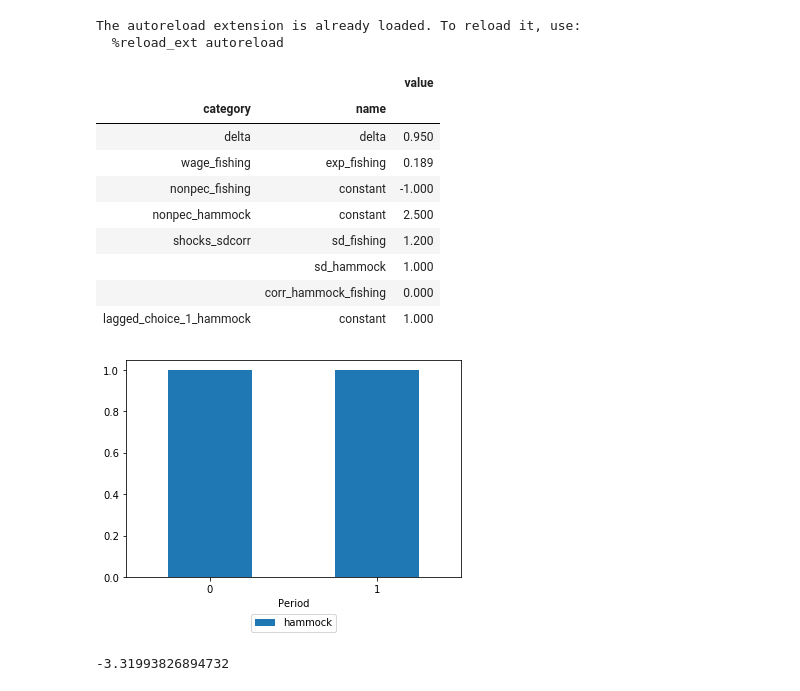
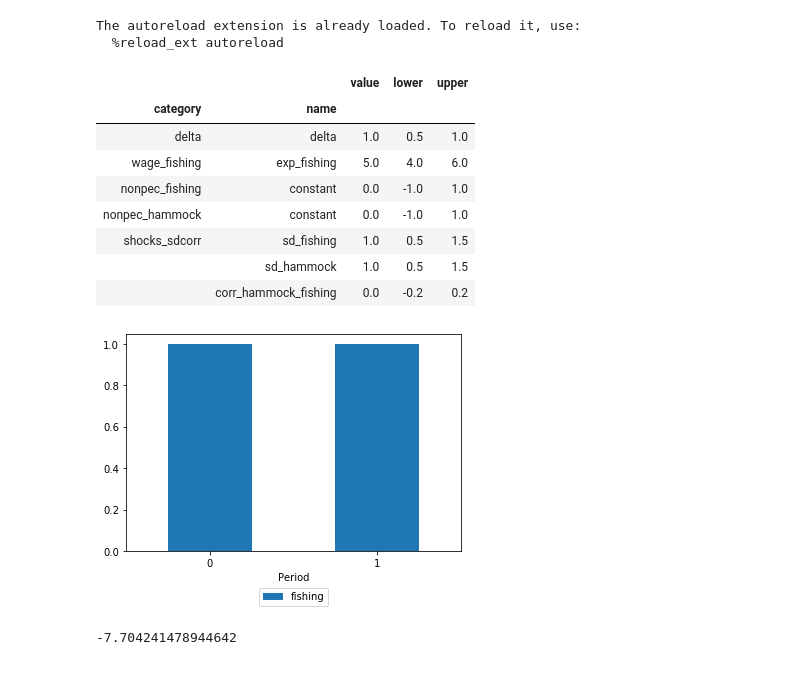
Before and after one commit to tobiasraabe/respy_for_ma, a Jupyter notebook: docs/tutorials/calibration-maximum-likelihood.ipynb, the cells around one changed output. Cells and saved outputs as stored; diff of their text form; code cells hidden in the pictures.

```diff
--- a/docs/tutorials/calibration-maximum-likelihood.ipynb
+++ b/docs/tutorials/calibration-maximum-likelihood.ipynb
@@ -5,23 +5,25 @@ import matplotlib.pyplot as plt
 import respy as rp
 import numpy as np
 
-params, options, df = rp.get_example_model("robinson", with_data=True)
+params_base, options, df = rp.get_example_model("robinson", with_data=True)
+
+params_base["lower"] = [0.5, 4.0, -1, -1, 0.5, 0.5, -0.2]
+params_base["upper"] = [1.0, 6.0, 1, 1, 1.5, 1.5, +0.2]
 # %% [output]
 The autoreload extension is already loaded. To reload it, use:
   %reload_ext autoreload
 # %%
-params.head(50)
+params_base.head(50)
 # %% [output]
-|  |  | value |
-| category | name |  |
-| delta | delta | 0.950 |
-| wage_fishing | exp_fishing | 0.189 |
-| nonpec_fishing | constant | -1.000 |
-| nonpec_hammock | constant | 2.500 |
-| shocks_sdcorr | sd_fishing | 1.200 |
-|  | sd_hammock | 1.000 |
-|  | corr_hammock_fishing | 0.000 |
-| lagged_choice_1_hammock | constant | 1.000 |
+|  |  | value | lower | upper |
+| category | name |  |  |  |
+| delta | delta | 1.0 | 0.5 | 1.0 |
+| wage_fishing | exp_fishing | 5.0 | 4.0 | 6.0 |
+| nonpec_fishing | constant | 0.0 | -1.0 | 1.0 |
+| nonpec_hammock | constant | 0.0 | -1.0 | 1.0 |
+| shocks_sdcorr | sd_fishing | 1.0 | 0.5 | 1.5 |
+|  | sd_hammock | 1.0 | 0.5 | 1.5 |
+|  | corr_hammock_fishing | 0.0 | -0.2 | 0.2 |
 # %%
 fig, ax = plt.subplots()
 
@@ -37,9 +39,9 @@ plt.legend(loc="lower center", bbox_to_anchor=(0.5,-0.275), ncol=2)
 plt.show()
 plt.close()
 # %% [output]
-[figure, old version]
+[figure, new version]
 # %%
-crit_func = rp.get_crit_func(params, options, df)
-crit_func(params)
+crit_func = rp.get_crit_func(params_base, options, df)
+crit_func(params_base)
 # %% [output]
--3.31993826894732
+-7.704241478944642
```
Also changed, not shown: parts of 2 cells of this notebook, 3 other files.
